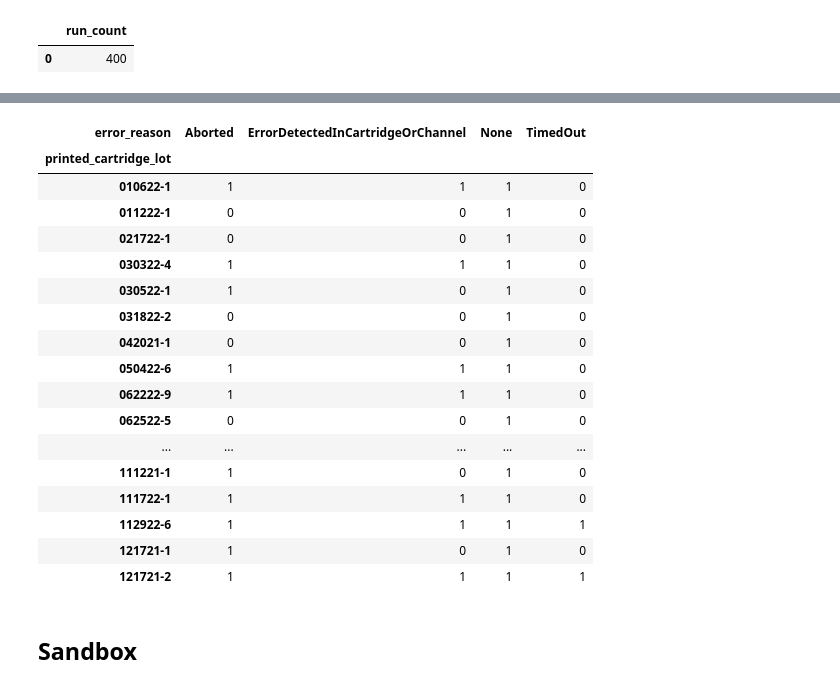
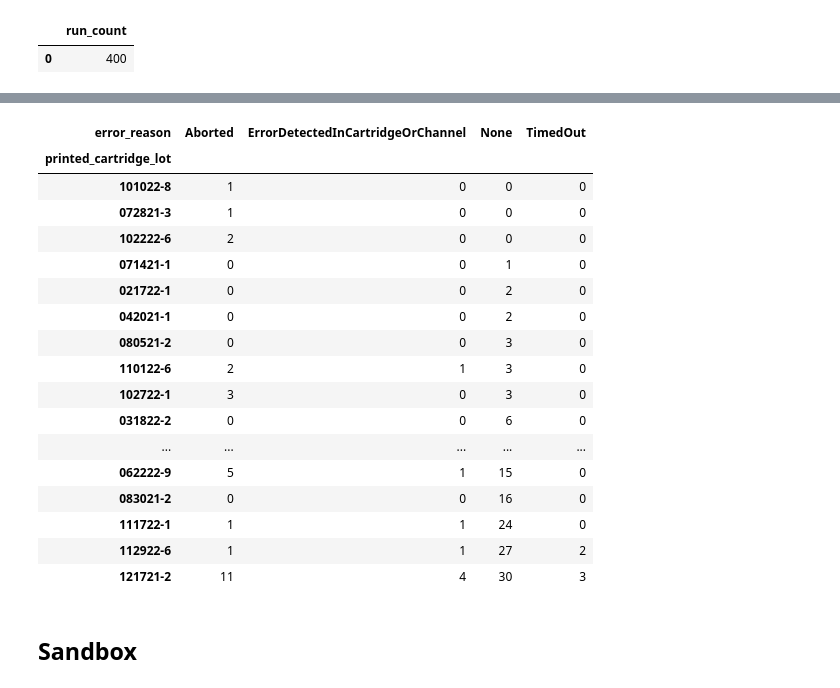
Before and after one commit to liquidcarbon/TEG-XML-Browser, a Jupyter notebook: notebooks/03_TEG_XML_Parser.ipynb, the cells around one changed output, grey strips where cells are left out. Cells and saved outputs as stored; diff of their text form; code cells hidden in the pictures.

Commit message:
fixed pivot

```diff
--- a/notebooks/03_TEG_XML_Parser.ipynb
+++ b/notebooks/03_TEG_XML_Parser.ipynb
@@ -434,25 +434,30 @@ df
 | 60 | T1-20D-101854 | TML 2031 | 121721-2 | Aborted | 11 |
-# %%
-pd.crosstab(df.printed_cartridge_lot, df.error_reason)
-# %% [output]
-| error_reason | Aborted | ErrorDetectedInCartridgeOrChannel | None | TimedOut |
-| printed_cartridge_lot |  |  |  |  |
-| 010622-1 | 1 | 1 | 1 | 0 |
-| 011222-1 | 0 | 0 | 1 | 0 |
-| 021722-1 | 0 | 0 | 1 | 0 |
-| 030322-4 | 1 | 1 | 1 | 0 |
-| 030522-1 | 1 | 0 | 1 | 0 |
-| 031822-2 | 0 | 0 | 1 | 0 |
-| 042021-1 | 0 | 0 | 1 | 0 |
-| 050422-6 | 1 | 1 | 1 | 0 |
-| 062222-9 | 1 | 1 | 1 | 0 |
-| 062522-5 | 0 | 0 | 1 | 0 |
-| ... | ... | ... | ... | ... |
-| 111221-1 | 1 | 0 | 1 | 0 |
-| 111722-1 | 1 | 1 | 1 | 0 |
-| 112922-6 | 1 | 1 | 1 | 1 |
-| 121721-1 | 1 | 0 | 1 | 0 |
-| 121721-2 | 1 | 1 | 1 | 1 |
+# %%
+# pd.crosstab(df.printed_cartridge_lot, df.error_reason, df.run_count)
+df.pivot(
+    index="printed_cartridge_lot",
+    columns="error_reason",
+    values="run_count",
+).fillna(0).astype(int).sort_values("None")
+# %% [output]
+| error_reason | Aborted | ErrorDetectedInCartridgeOrChannel | None | TimedOut |
+| printed_cartridge_lot |  |  |  |  |
+| 101022-8 | 1 | 0 | 0 | 0 |
+| 072821-3 | 1 | 0 | 0 | 0 |
+| 102222-6 | 2 | 0 | 0 | 0 |
+| 071421-1 | 0 | 0 | 1 | 0 |
+| 021722-1 | 0 | 0 | 2 | 0 |
+| 042021-1 | 0 | 0 | 2 | 0 |
+| 080521-2 | 0 | 0 | 3 | 0 |
+| 110122-6 | 2 | 1 | 3 | 0 |
+| 102722-1 | 3 | 0 | 3 | 0 |
+| 031822-2 | 0 | 0 | 6 | 0 |
+| ... | ... | ... | ... | ... |
+| 062222-9 | 5 | 1 | 15 | 0 |
+| 083021-2 | 0 | 0 | 16 | 0 |
+| 111722-1 | 1 | 1 | 24 | 0 |
+| 112922-6 | 1 | 1 | 27 | 2 |
+| 121721-2 | 11 | 4 | 30 | 3 |
 # %% [markdown]
 ## Sandbox
 # %%
```
Also changed, not shown: parts of 9 cells of this notebook.
